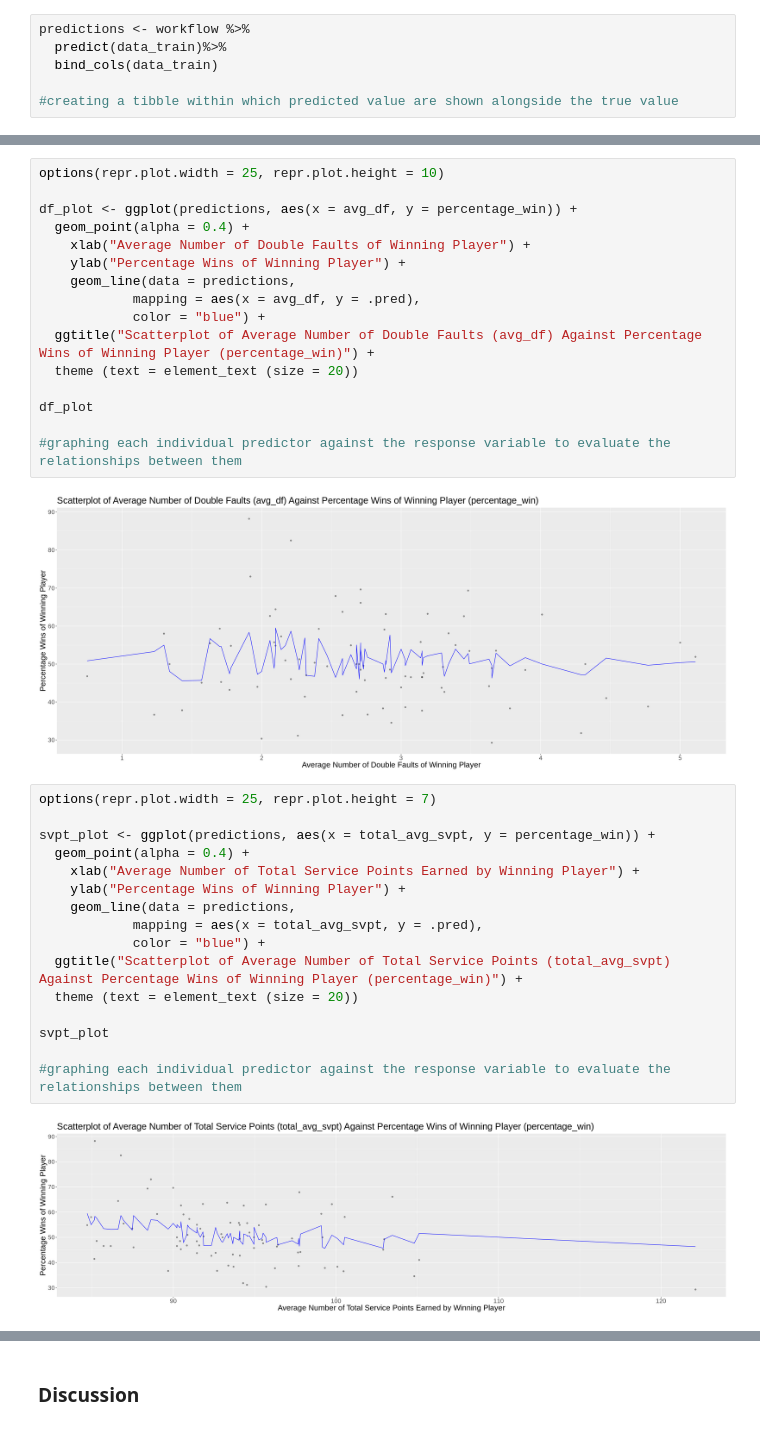
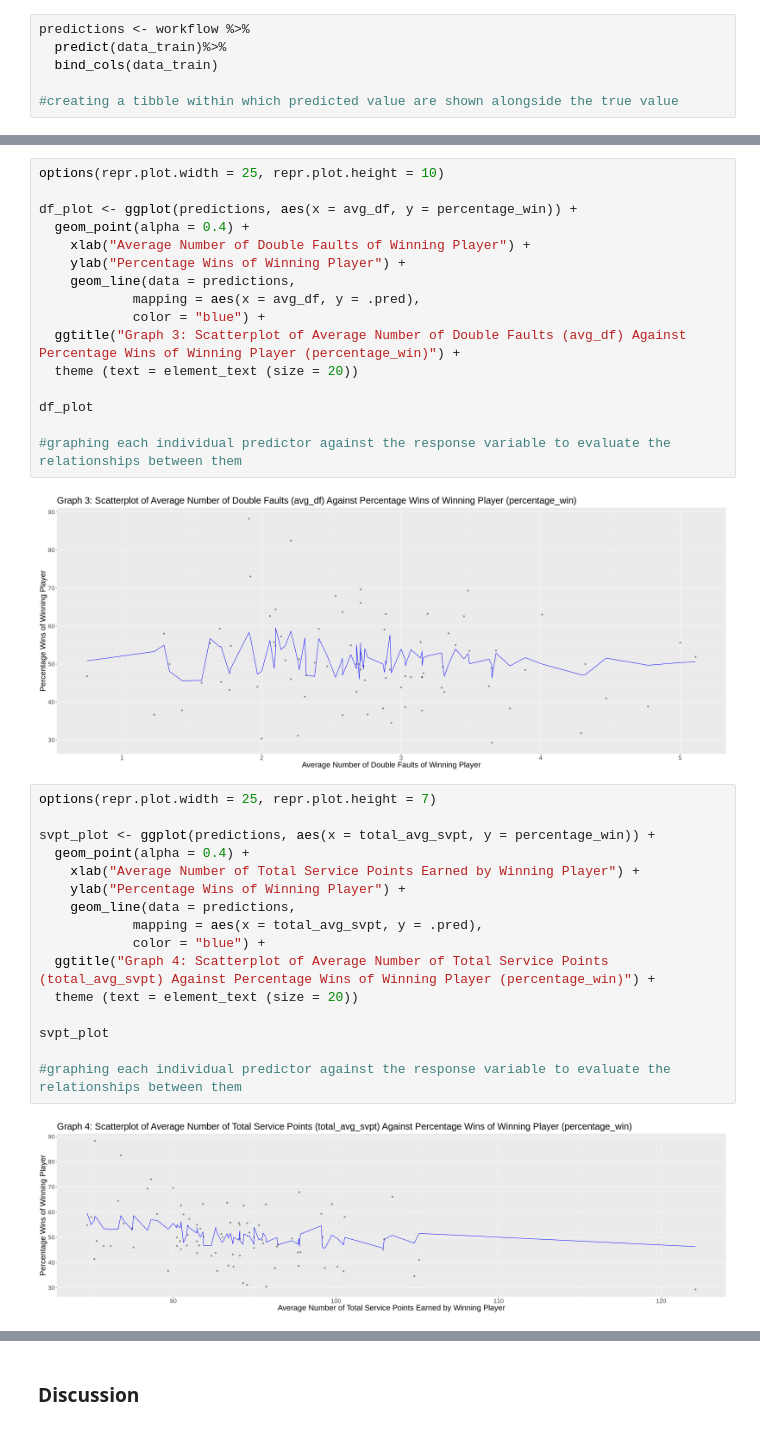
Before and after one commit to kimtanpalanca/dsci_group_15, a Jupyter notebook: group_project_report.ipynb, the cells around one changed output, grey strips where cells are left out. Drawn from its saved outputs; the diff is of its cells as text.

```diff
--- a/group_project_report.ipynb
+++ b/group_project_report.ipynb
@@ -467,32 +505,32 @@ df_plot <- ggplot(predictions, aes(x = avg_df, y = percentage_win)) +
     geom_line(data = predictions,
             mapping = aes(x = avg_df, y = .pred),
             color = "blue") +
-  ggtitle("Scatterplot of Average Number of Double Faults (avg_df) Against Percentage Wins of Winning Player (percentage_win)") +
+  ggtitle("Graph 3: Scatterplot of Average Number of Double Faults (avg_df) Against Percentage Wins of Winning Player (percentage_win)") +
   theme (text = element_text (size = 20))
 
 df_plot
 
 #graphing each individual predictor against the response variable to evaluate the relationships between them
 # %% [output]
-[figure, old version]
+[figure, new version]
 # %%
 options(repr.plot.width = 25, repr.plot.height = 7)
 
 svpt_plot <- ggplot(predictions, aes(x = total_avg_svpt, y = percentage_win)) +
   geom_point(alpha = 0.4) +
     xlab("Average Number of Total Service Points Earned by Winning Player") +
     ylab("Percentage Wins of Winning Player") +
     geom_line(data = predictions,
             mapping = aes(x = total_avg_svpt, y = .pred),
             color = "blue") +
-  ggtitle("Scatterplot of Average Number of Total Service Points (total_avg_svpt) Against Percentage Wins of Winning Player (percentage_win)") +
+  ggtitle("Graph 4: Scatterplot of Average Number of Total Service Points (total_avg_svpt) Against Percentage Wins of Winning Player (percentage_win)") +
   theme (text = element_text (size = 20))
 
 svpt_plot
 
 #graphing each individual predictor against the response variable to evaluate the relationships between them
 # %% [output]
-[figure, old version]
+[figure, new version]
 # %%
 options(repr.plot.width = 25, repr.plot.height = 7)
 
```
Also changed, not shown: parts of 15 cells of this notebook.
